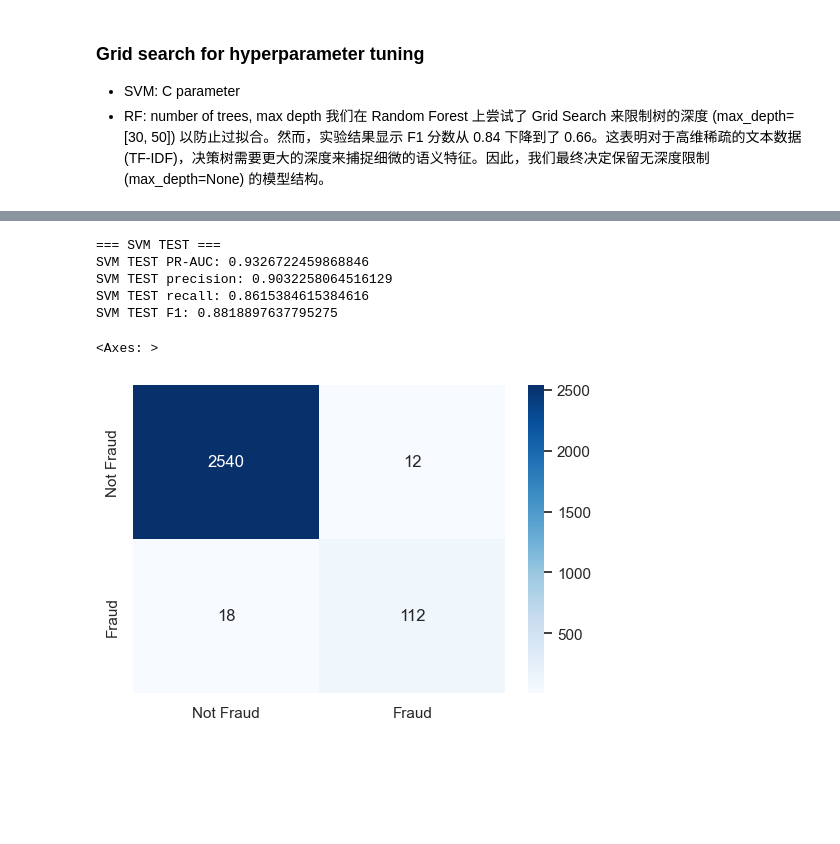
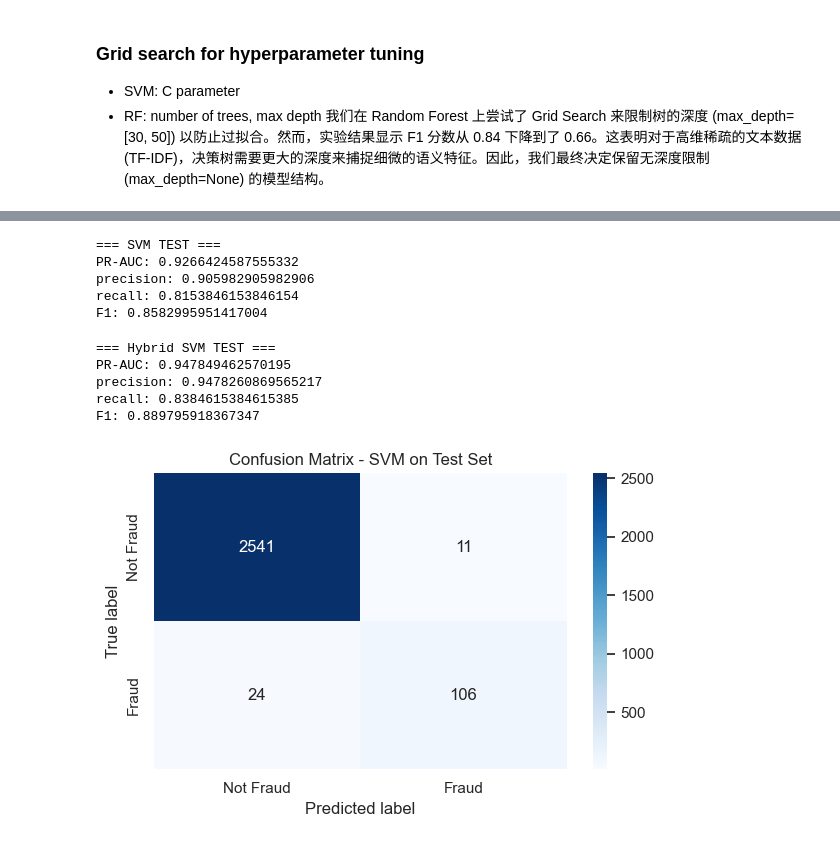
Before and after one commit to Lexie000/Fake-Job-Detection-NLP, a Jupyter notebook: Notebook/03_models.ipynb, the cells around one changed output, grey strips where cells are left out. Drawn from its saved outputs; the diff is of its cells as text; code cells hidden in the pictures; blank space fills up the shorter version.

```diff
--- a/Notebook/03_models.ipynb
+++ b/Notebook/03_models.ipynb
@@ -205,7 +251,7 @@ nb_tf = Pipeline([
         min_df=2,
         max_df=0.95
     )),
-    ('classifier', classifiers['nb'])
+    ('classifier', clone(classifier_prototypes['nb']))
 ])
 nb_tf.fit(X_train, y_train)
 nb_tf_metrics, nb_val_scores = evaluate_on_val(nb_tf, X_val, y_val, threshold=0.5)
@@ -225,7 +271,7 @@ lr_cv = Pipeline([
         max_df=0.95,
         stop_words="english",
     )),
-    ('classifier', classifiers['log_reg'])
+    ('classifier', clone(classifier_prototypes['log_reg']))
 ])
 lr_cv.fit(X_train, y_train)
 lr_cv_metrics, lr_cv_val_scores = evaluate_on_val(lr_cv, X_val,y_val, threshold=0.5)
@@ -243,7 +289,7 @@ nb_cv = Pipeline([
         max_df=0.95,
         stop_words="english",
     )),
-    ('classifier', classifiers['nb'])
+    ('classifier', clone(classifier_prototypes['nb']))
 ])
 nb_calibrated = CalibratedClassifierCV(nb_cv, method='isotonic', cv=3)
 nb_calibrated.fit(X_train, y_train)
@@ -329,7 +373,7 @@ svm = Pipeline([
         min_df=2,
         max_df=0.95
     )),
-    ('classifier', classifiers['svm'])
+    ('classifier', clone(classifier_prototypes['svm']))
 ])
 svm_cal = CalibratedClassifierCV(svm, method="sigmoid", cv=3)
 svm_cal.fit(X_train, y_train)
@@ -527,23 +652,58 @@ NotFittedError: Pipeline is not fitted yet.
 # %%
 t = svm_best["threshold"]
 scores_svm = svm_cal.predict_proba(X_test)[:, 1]
-pred_svm  = (scores_svm >= t).astype(int)
+pred_svm = (scores_svm >= t).astype(int)
+
 print("=== SVM TEST ===")
-print("SVM TEST PR-AUC:", average_precision_score(y_test, scores_svm))
-print("SVM TEST precision:", precision_score(y_test, pred_svm, zero_division=0))
-print("SVM TEST recall:", recall_score(y_test, pred_svm, zero_division=0))
-print("SVM TEST F1:", f1_score(y_test, pred_svm, zero_division=0))
+print("PR-AUC:", average_precision_score(y_test, scores_svm))
+print("precision:", precision_score(y_test, pred_svm, zero_division=0))
+print("recall:", recall_score(y_test, pred_svm, zero_division=0))
+print("F1:", f1_score(y_test, pred_svm, zero_division=0))
+
+svm_test_results = pd.DataFrame({
+    "text": X_test,
+    "true_label": y_test,
+    "predicted_label": pred_svm,
+    "fraud_probability": scores_svm
+})
+svm_test_results.to_csv(DATA_DIR / "svm_test_predictions.csv", index=False)
 # %% [output]
 === SVM TEST ===
-SVM TEST PR-AUC: 0.9326722459868846
-SVM TEST precision: 0.9032258064516129
-SVM TEST recall: 0.8615384615384616
-SVM TEST F1: 0.8818897637795275
+PR-AUC: 0.9266424587555332
+precision: 0.905982905982906
+recall: 0.8153846153846154
+F1: 0.8582995951417004
+# %%
+t = svm_hybrid_best["threshold"]
+scores_svm_hybrid = svm_hybrid_cal.predict_proba(X_test_hybrid)[:, 1]
+pred_svm_hybrid = (scores_svm_hybrid >= t).astype(int)
+
+print("=== Hybrid SVM TEST ===")
+print("PR-AUC:", average_precision_score(y_test_hybrid, scores_svm_hybrid))
+print("precision:", precision_score(y_test_hybrid, pred_svm_hybrid, zero_division=0))
+print("recall:", recall_score(y_test_hybrid, pred_svm_hybrid, zero_division=0))
+print("F1:", f1_score(y_test_hybrid, pred_svm_hybrid, zero_division=0))
+
+svm_hybrid_test_results = X_test_hybrid.copy()
+svm_hybrid_test_results["true_label"] = y_test_hybrid.values
+svm_hybrid_test_results["predicted_label"] = pred_svm_hybrid
+svm_hybrid_test_results["fraud_probability"] = scores_svm_hybrid
+svm_hybrid_test_results.to_csv(DATA_DIR / "svm_hybrid_test_predictions.csv", index=False)
+# %% [output]
+=== Hybrid SVM TEST ===
+PR-AUC: 0.947849462570195
+precision: 0.9478260869565217
+recall: 0.8384615384615385
+F1: 0.889795918367347
 # %%
 # Plot confusion matrix for SVM
 cm = confusion_matrix(y_test, pred_svm)
 plt.figure(figsize=(6,4))
 sns.heatmap(cm, annot=True, fmt='d', cmap='Blues', xticklabels=['Not Fraud', 'Fraud'], yticklabels=['Not Fraud', 'Fraud'])
+plt.title('Confusion Matrix - SVM on Test Set')
+plt.xlabel('Predicted label')
+plt.ylabel('True label')
+plt.tight_layout()
+plt.show()
 # %% [output]
-<Axes: >
-[figure, old version]
+[figure, new version]
```
Also changed, not shown: parts of 43 cells of this notebook, 27 other files.
